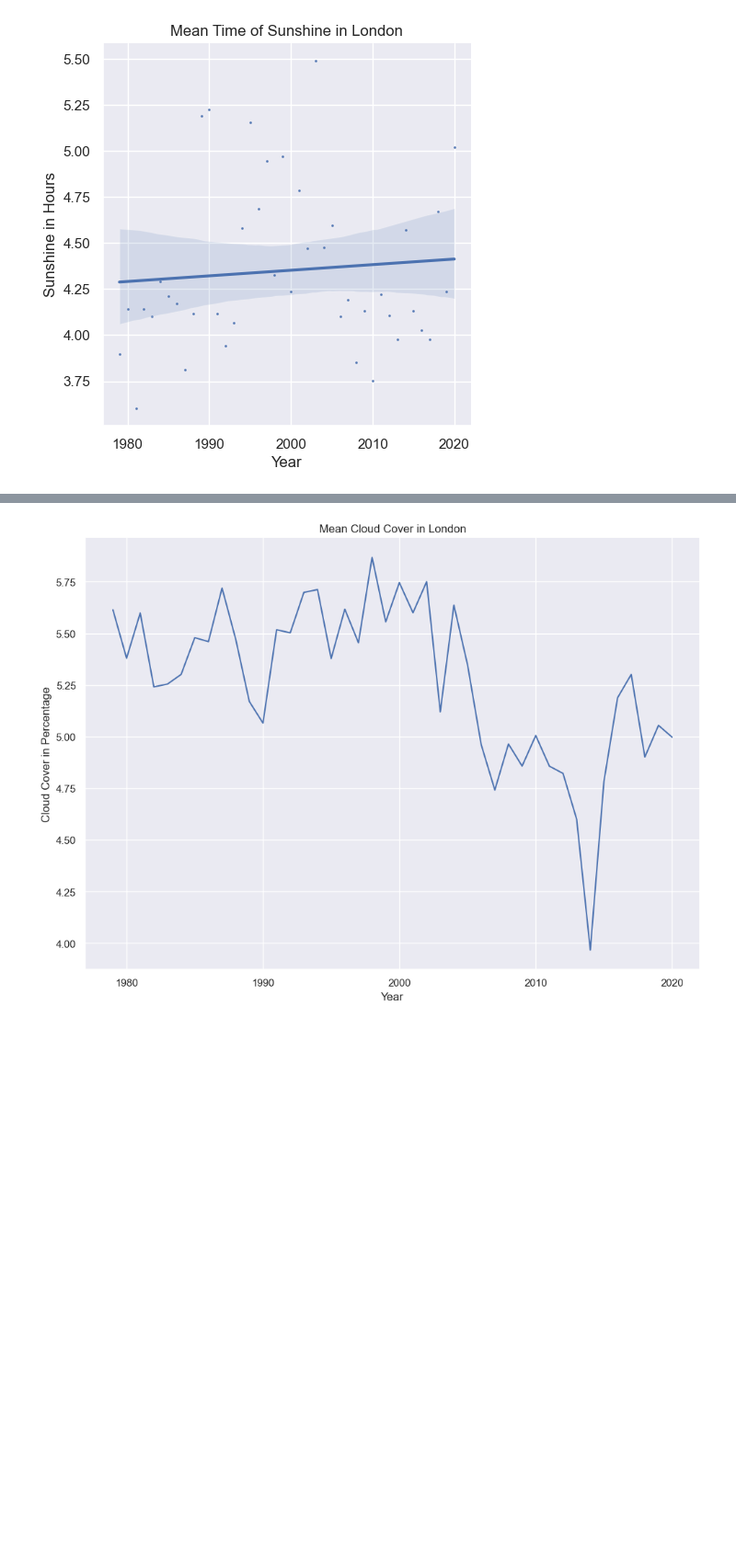
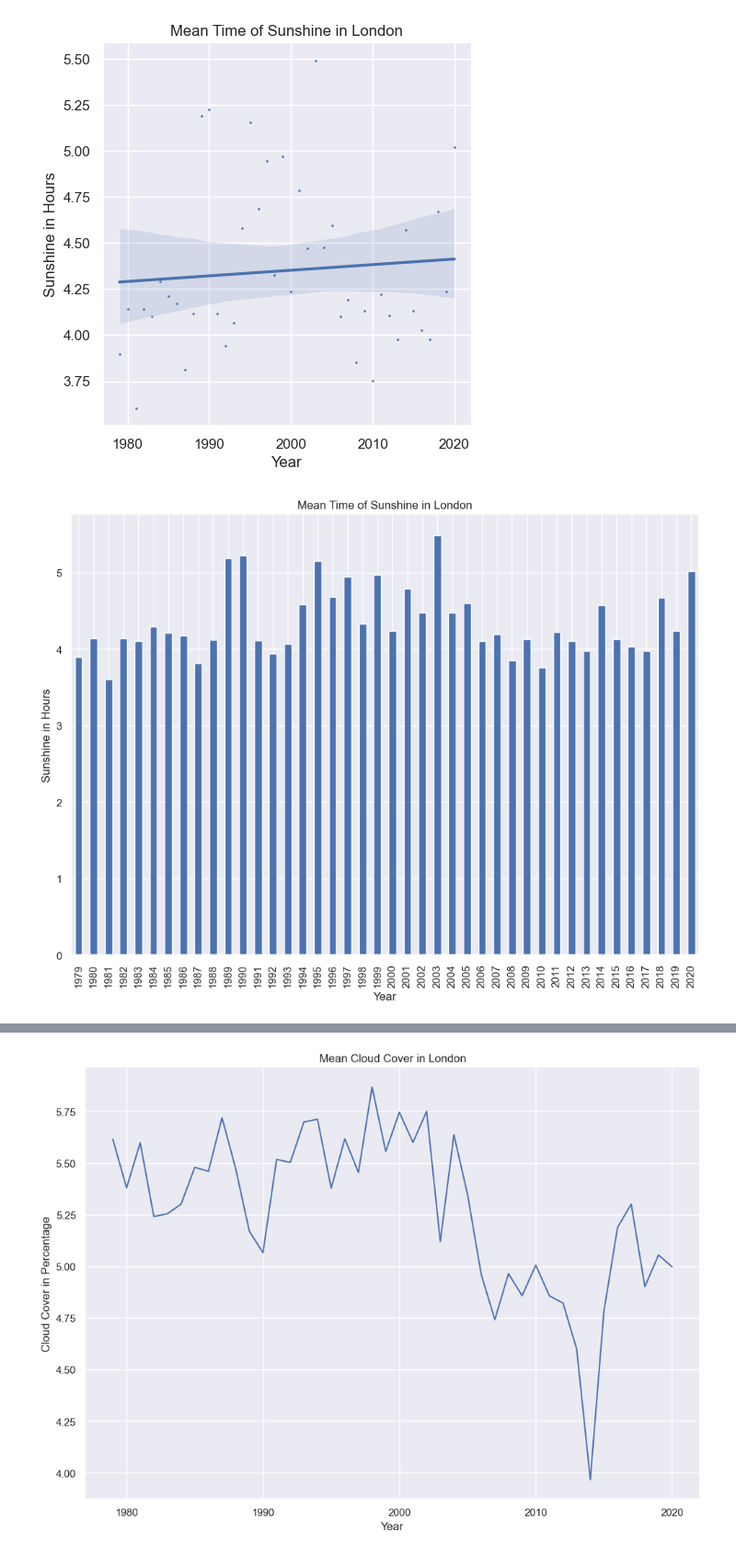
Before and after one commit to jkmin3/2023Fall_Projects, a Jupyter notebook: climate-change-effects-in-london-since-1979-eda.ipynb, the cells around one changed output, grey strips where cells are left out. Shown at 92% size. Drawn from its saved outputs; the diff is of its cells as text; code cells hidden in the pictures; blank space fills up the shorter version.

Commit message:
finished functions for comparing years and added bar charts

```diff
--- a/climate-change-effects-in-london-since-1979-eda.ipynb
+++ b/climate-change-effects-in-london-since-1979-eda.ipynb
@@ -153,6 +211,10 @@ plot_weather_with_regression(df, 'mean', 'sunshine', 'Mean Time of Sunshine in L
 # %% [output]
 <seaborn.axisgrid.FacetGrid at 0x...>
 [figure]
+# %%
+plot_weather(df, 'mean', 'sunshine', 'Mean Time of Sunshine in London', 'Sunshine in Hours', 'Year', 'bar')
+# %% [output]
+[figure, added]
 # %% [markdown]
 #### **Note:** We see the mean time in sunshine changing by an hour or two over the years, going up and down, affecting the regression line to be flatter.
 
```
Also changed, not shown: parts of 6 cells of this notebook.
